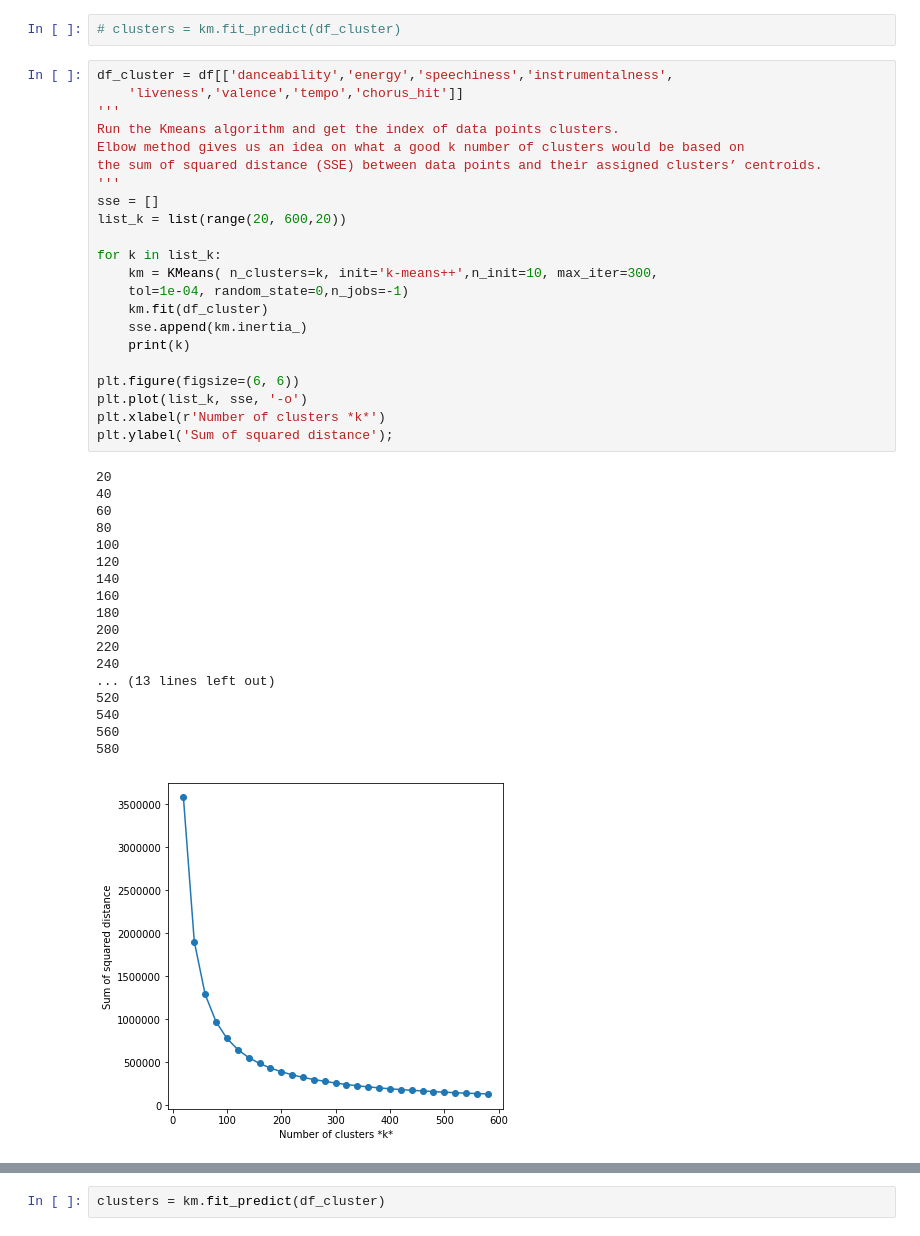
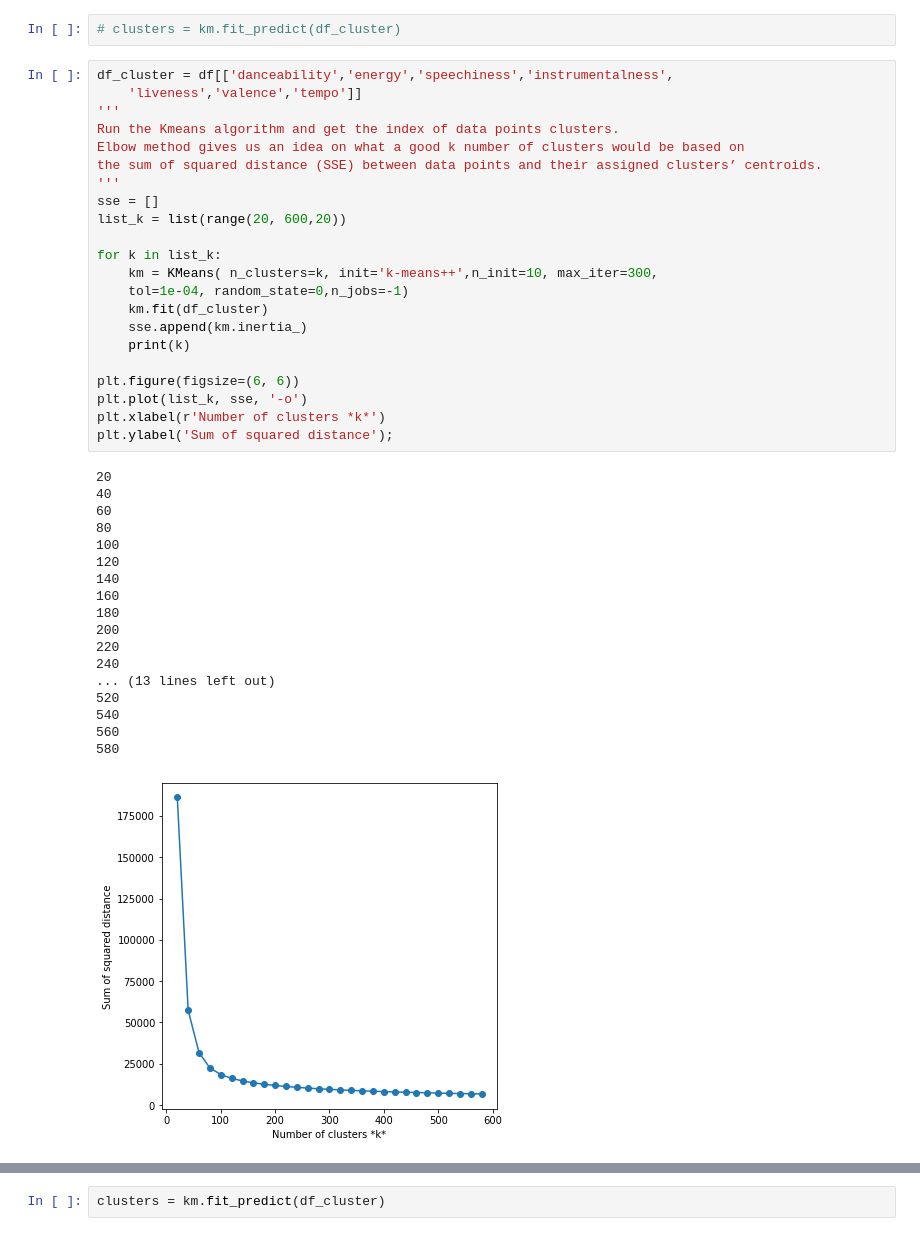
Before and after one commit to saharalaei/Final-Project, a Jupyter notebook: songRecomm_Ml/01_Clustering.ipynb, the cells around one changed output, grey strips where cells are left out. Saved outputs shown, nothing was run; the diff lists cells and outputs as text.

```diff
--- a/songRecomm_Ml/01_Clustering.ipynb
+++ b/songRecomm_Ml/01_Clustering.ipynb
@@ -35,7 +35,7 @@ df = df.drop(['target'], axis=1)
 # clusters = km.fit_predict(df_cluster)
 # %%
 df_cluster = df[['danceability','energy','speechiness','instrumentalness',
-    'liveness','valence','tempo','chorus_hit']]
+    'liveness','valence','tempo']]
 '''
 Run the Kmeans algorithm and get the index of data points clusters.
 Elbow method gives us an idea on what a good k number of clusters would be based on
@@ -46,34 +46,34 @@ list_k = list(range(20, 600,20))
 
 for k in list_k:
     km = KMeans( n_clusters=k, init='k-means++',n_init=10, max_iter=300,
     tol=1e-04, random_state=0,n_jobs=-1)
     km.fit(df_cluster)
     sse.append(km.inertia_)
     print(k)
 
 plt.figure(figsize=(6, 6))
 plt.plot(list_k, sse, '-o')
 plt.xlabel(r'Number of clusters *k*')
 plt.ylabel('Sum of squared distance');
 # %% [output]
 20
 40
 60
 80
 100
 120
 140
 160
 180
 200
 220
 240
 ... (13 lines left out)
 520
 540
 560
 580
-[figure, old version]
+[figure, new version]
 # %%
 plt.figure(figsize=(6, 6))
 plt.plot(list_k, sse, '-o')
```
Also changed, not shown: parts of 2 cells of this notebook, 8 other files.
